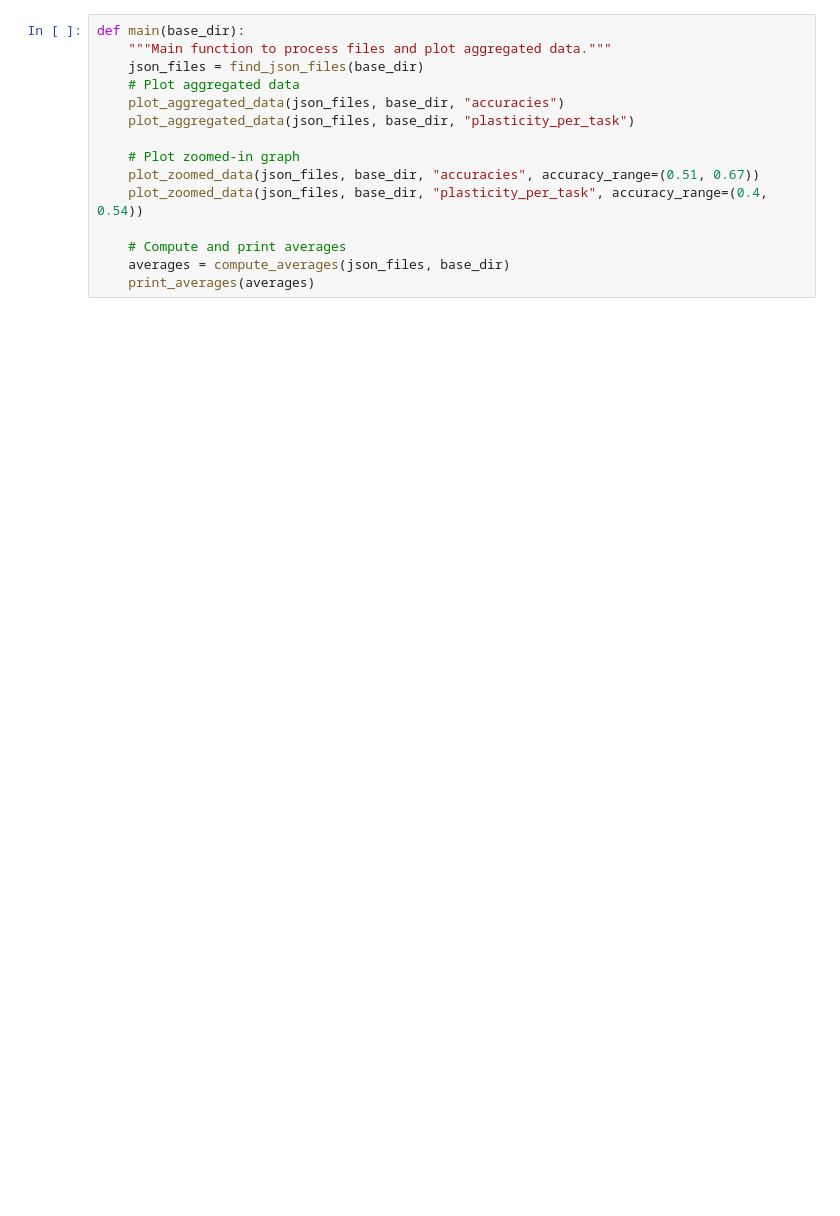
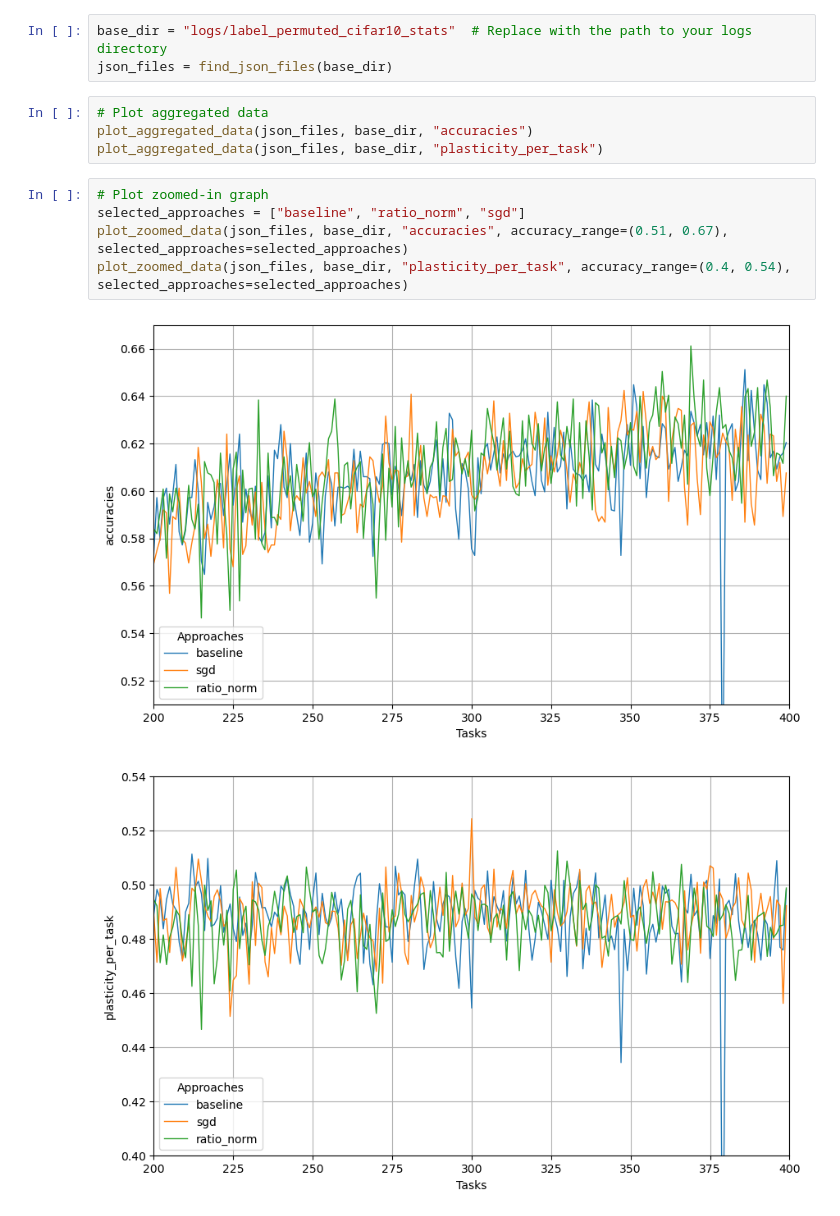
Before and after one commit to yumikim381/upgd-dl-project, a Jupyter notebook: get_results.ipynb, the cells around one changed output. Saved outputs shown, nothing was run; the diff lists cells and outputs as text; blank space fills up the shorter version.

```diff
--- a/get_results.ipynb
+++ b/get_results.ipynb
@@ -107,16 +133,16 @@ def plot_zoomed_data(json_files, base_dir, metric, num_tasks=150, accuracy_range
     plt.show()
+# %%
+base_dir = "logs/label_permuted_cifar10_stats"  # Replace with the path to your logs directory
+json_files = find_json_files(base_dir)
+# %%
+# Plot aggregated data
+plot_aggregated_data(json_files, base_dir, "accuracies")
+plot_aggregated_data(json_files, base_dir, "plasticity_per_task")
 # %%
-def main(base_dir):
-    """Main function to process files and plot aggregated data."""
-    json_files = find_json_files(base_dir)
-    # Plot aggregated data
-    plot_aggregated_data(json_files, base_dir, "accuracies")
-    plot_aggregated_data(json_files, base_dir, "plasticity_per_task")
-
-    # Plot zoomed-in graph
-    plot_zoomed_data(json_files, base_dir, "accuracies", accuracy_range=(0.51, 0.67))
-    plot_zoomed_data(json_files, base_dir, "plasticity_per_task", accuracy_range=(0.4, 0.54))
-
-    # Compute and print averages
-    averages = compute_averages(json_files, base_dir)
-    print_averages(averages)
+# Plot zoomed-in graph
+selected_approaches = ["baseline", "ratio_norm", "sgd"]
+plot_zoomed_data(json_files, base_dir, "accuracies", accuracy_range=(0.51, 0.67), selected_approaches=selected_approaches)
+plot_zoomed_data(json_files, base_dir, "plasticity_per_task", accuracy_range=(0.4, 0.54), selected_approaches=selected_approaches)
+# %% [output]
+[figure, added]
+[figure, added]
```
Also changed, not shown: parts of 3 cells of this notebook, 2 other files.
